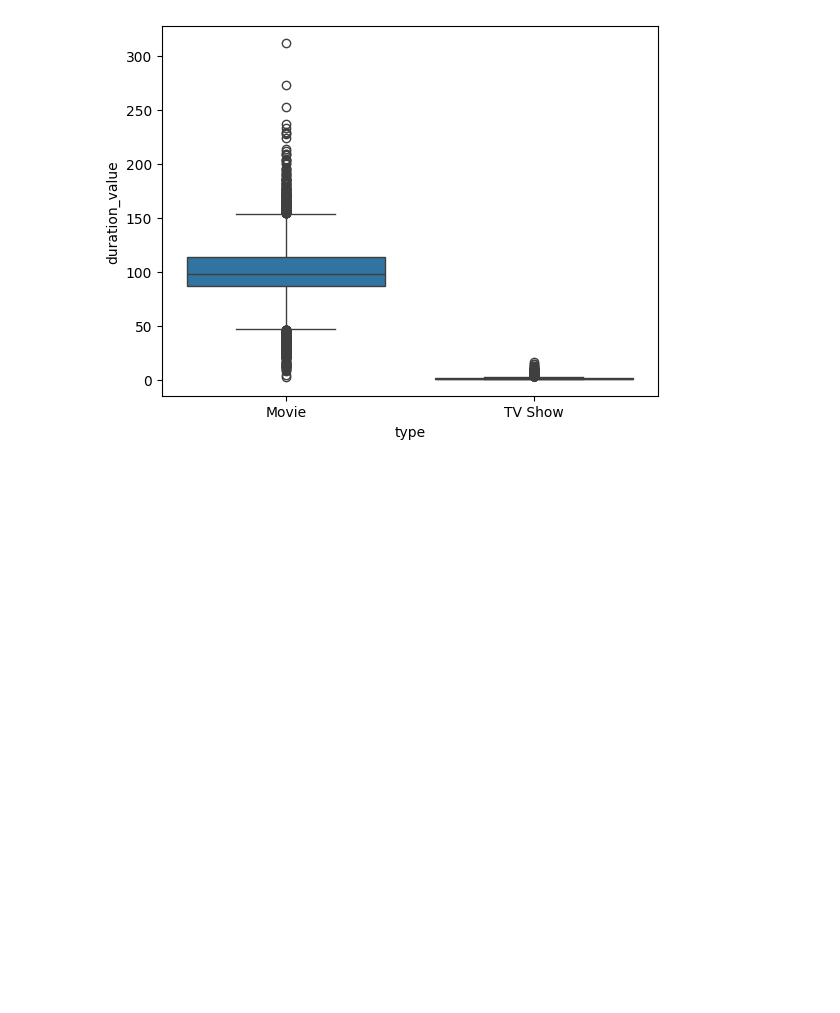
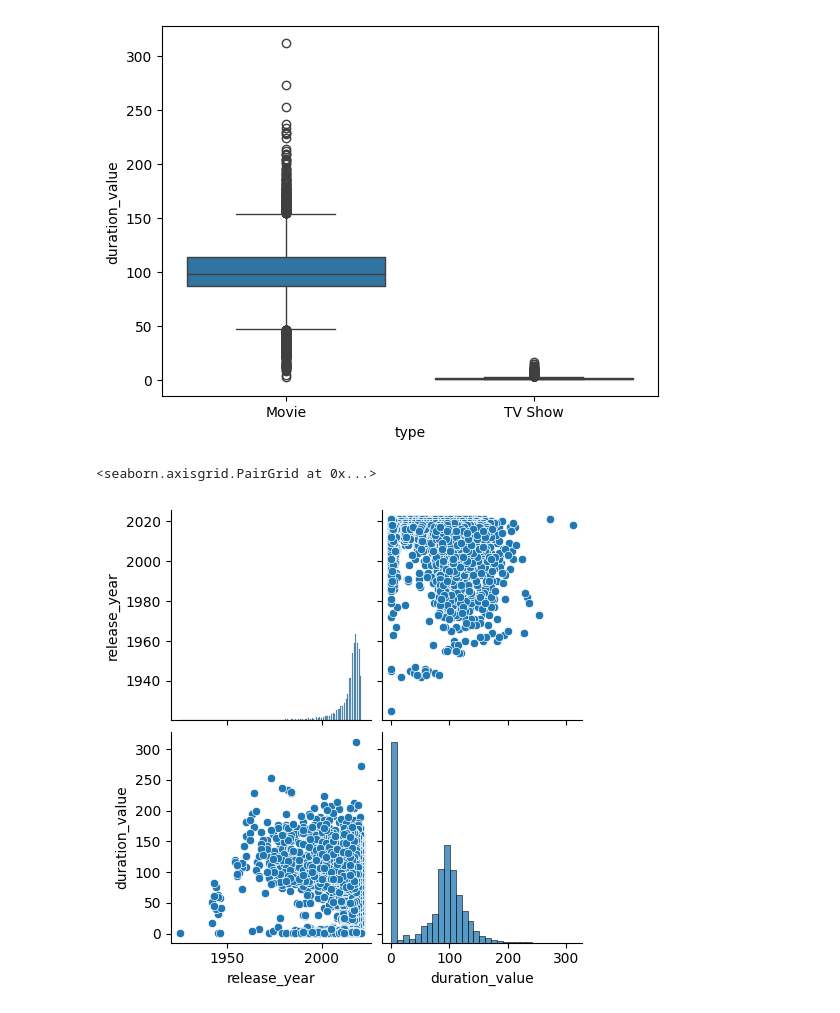
Before and after one commit to bvkiran8058/Data-Science-with-GenAI, a Jupyter notebook: EDA/Stage-2 Intermediate Level.ipynb, the cells around one changed output. Saved outputs shown, nothing was run; the diff lists cells and outputs as text; code cells hidden in the pictures; blank space fills up the shorter version.

```diff
--- a/EDA/Stage-2 Intermediate Level.ipynb
+++ b/EDA/Stage-2 Intermediate Level.ipynb
@@ -465,3 +465,8 @@ sns.boxplot(x='type', y='duration_value', data=netflix_dataset)
 # %% [output]
 <Axes: xlabel='type', ylabel='duration_value'>
 [figure]
+# %%
+sns.pairplot(netflix_dataset)
+# %% [output]
+<seaborn.axisgrid.PairGrid at 0x...>
+[figure, added]
```
